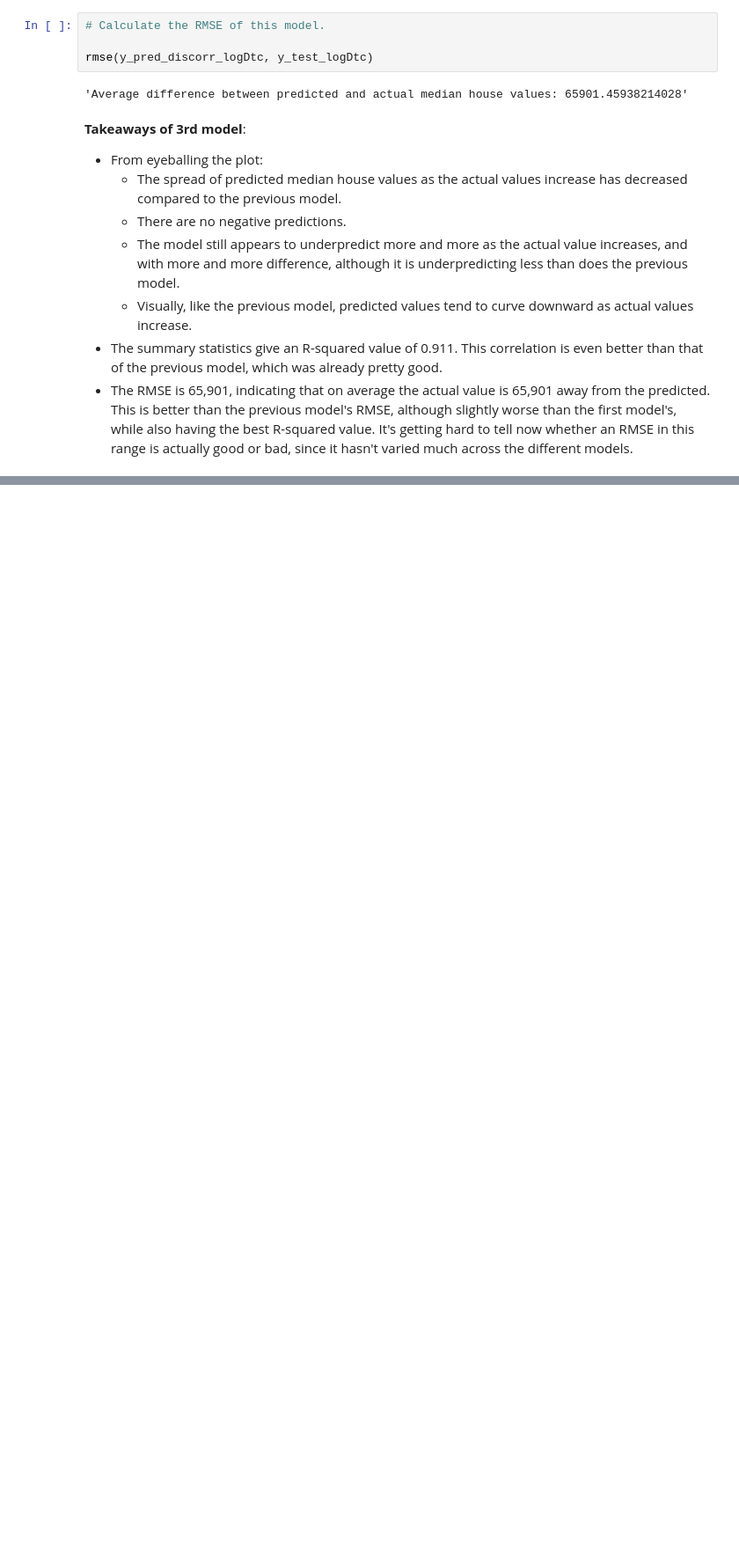
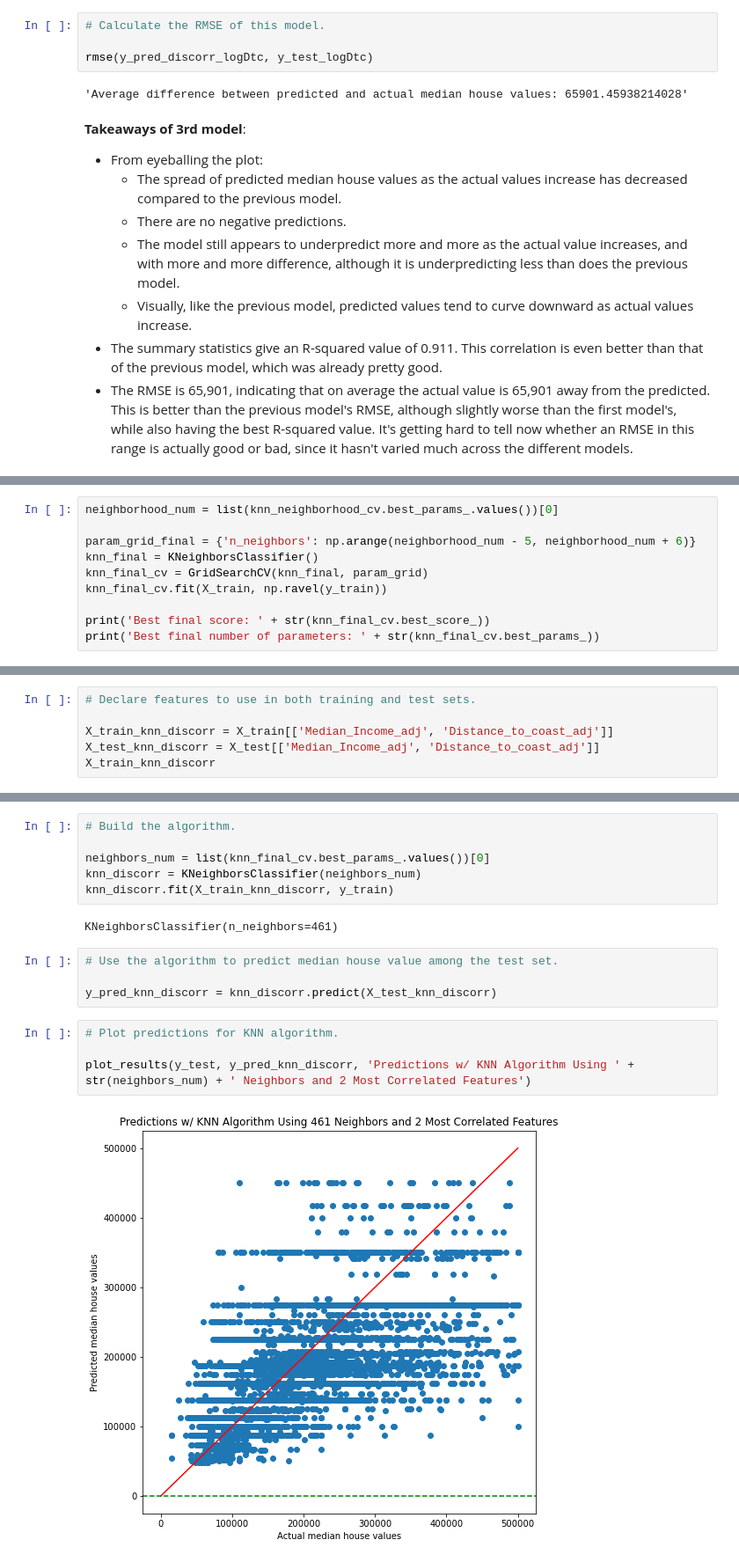
Before and after one commit to danielpickett369/Springboard-Capstone-2, a Jupyter notebook: Capstone 2, Step 5.ipynb, the cells around one changed output, grey strips where cells are left out. Shown: that part at 88% size. Drawn from its saved outputs; the diff is of its cells as text; blank space fills up the shorter version.

```diff
--- a/Capstone 2, Step 5.ipynb
+++ b/Capstone 2, Step 5.ipynb
@@ -567,0 +651,10 @@ __Questions__:
+# %%
+neighborhood_num = list(knn_neighborhood_cv.best_params_.values())[0]
+
+param_grid_final = {'n_neighbors': np.arange(neighborhood_num - 5, neighborhood_num + 6)}
+knn_final = KNeighborsClassifier()
+knn_final_cv = GridSearchCV(knn_final, param_grid)
+knn_final_cv.fit(X_train, np.ravel(y_train))
+
+print('Best final score: ' + str(knn_final_cv.best_score_))
+print('Best final number of parameters: ' + str(knn_final_cv.best_params_))
@@ -567,0 +664,6 @@ __Questions__:
+# %%
+# Declare features to use in both training and test sets.
+
+X_train_knn_discorr = X_train[['Median_Income_adj', 'Distance_to_coast_adj']]
+X_test_knn_discorr = X_test[['Median_Income_adj', 'Distance_to_coast_adj']]
+X_train_knn_discorr
@@ -567,0 +684,18 @@ __Questions__:
+# %%
+# Build the algorithm.
+
+neighbors_num = list(knn_final_cv.best_params_.values())[0]
+knn_discorr = KNeighborsClassifier(neighbors_num)
+knn_discorr.fit(X_train_knn_discorr, y_train)
+# %% [output]
+KNeighborsClassifier(n_neighbors=461)
+# %%
+# Use the algorithm to predict median house value among the test set.
+
+y_pred_knn_discorr = knn_discorr.predict(X_test_knn_discorr)
+# %%
+# Plot predictions for KNN algorithm.
+
+plot_results(y_test, y_pred_knn_discorr, 'Predictions w/ KNN Algorithm Using ' + str(neighbors_num) + ' Neighbors and 2 Most Correlated Features')
+# %% [output]
+[figure, added]
```
Also changed, not shown: parts of 53 cells of this notebook.
